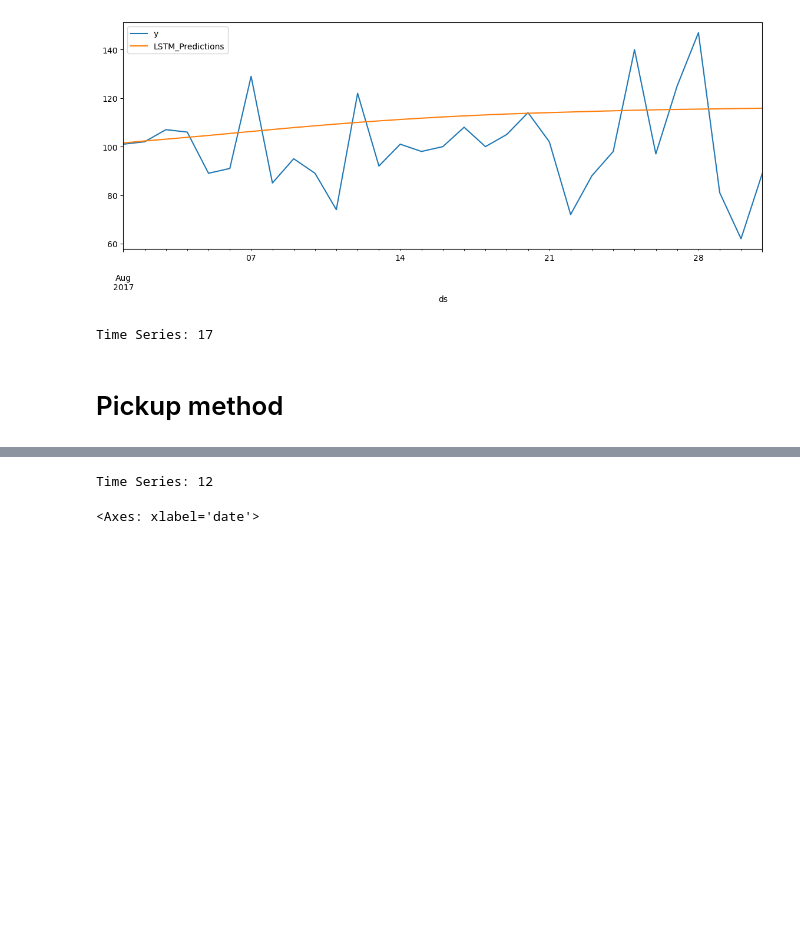
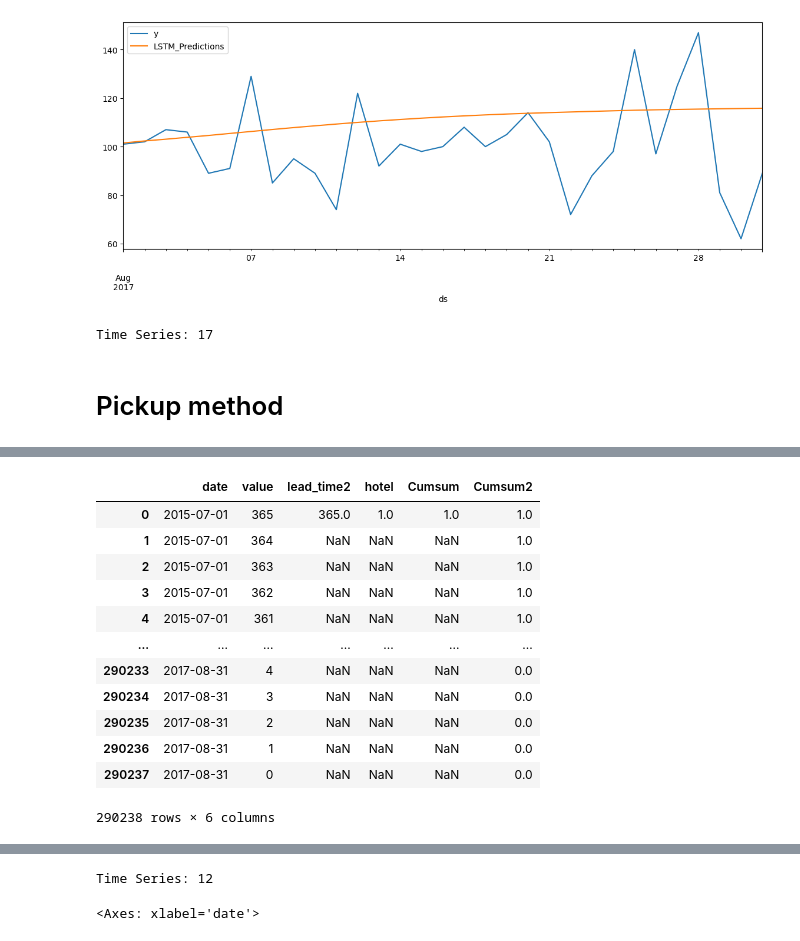
Before and after one commit to yuchenyeh/Machine-Learning-with-Python, a Jupyter notebook: demand_forecast.ipynb, the cells around one changed output, grey strips where cells are left out. Cells and saved outputs as stored; diff of their text form; code cells hidden in the pictures; blank space fills up the shorter version.

```diff
--- a/demand_forecast.ipynb
+++ b/demand_forecast.ipynb
@@ -438,0 +437,7 @@ df['lead_time2'] = np.where(df["lead_time"] >365,365, df["lead_time"])
+# %%
+df['lead_time2'] = np.where(df["lead_time"] >365,365, df["lead_time"])
+train_matrix = df.loc[df['date']<'2017-08-01'].groupby(['date','lead_time2'])['hotel'].count().reset_index()
+train_matrix = train_matrix.sort_values(['date', 'lead_time2'], ascending=[True, False])
+train_matrix['Cumsum'] = train_matrix.groupby(['date'])['hotel'].transform(pd.Series.cumsum)
+
+train_matrix
@@ -439,15 +458,10 @@ df['lead_time2'] = np.where(df["lead_time"] >365,365, df["lead_time"])
 # %%
-booking_matrix = df.loc[df['date']<'2017-08-01'].groupby(['date','lead_time2'])['hotel'].count().reset_index()
-booking_matrix = booking_matrix.sort_values(['date', 'lead_time2'], ascending=[True, False])
-booking_matrix['Cumsum'] = booking_matrix.groupby(['date'])['hotel'].transform(pd.Series.cumsum)
 date_index = df.groupby("date")['hotel'].count().reset_index()
 date_index['max'] = 365
 date_index['min'] = 0
-df1 = date_index.loc[date_index.index.repeat(date_index['max'].sub(date_index['min']) + 1)]
+date_index = date_index.loc[date_index.index.repeat(date_index['max'].sub(date_index['min']) + 1)]
+date_index['value'] = date_index['min'].add(date_index.groupby(level=0).cumcount())
+date_index = date_index.drop(columns=['hotel','max','min'])
+date_index = date_index.sort_values(['date', 'value'], ascending=[True, False])
 
-df1['value'] = df1['min'].add(df1.groupby(level=0).cumcount())
-df1 = df1.drop(columns=['hotel','max','min'])
-df1 = df1.sort_values(['date', 'value'], ascending=[True, False])
-final_df =df1.merge(booking_matrix, left_on=['date','value'], right_on=['date','lead_time2'], how='left')
-final_df['Cumsum2']= final_df.groupby('date')['Cumsum'].ffill()
-final_df['Cumsum2']= final_df['Cumsum2'].fillna(0)
+date_index
@@ -456 +482,20 @@ total =  df.groupby("date")['hotel'].count().reset_index()
+# %%
+train_pickup_df = date_index.merge(train_matrix, left_on=['date','value'], right_on=['date','lead_time2'], how='left')
+train_pickup_df['Cumsum2']= train_pickup_df.groupby('date')['Cumsum'].ffill()
+train_pickup_df['Cumsum2']= train_pickup_df['Cumsum2'].fillna(0)
+train_pickup_df
+# %% [output]
+|  | date | value | lead_time2 | hotel | Cumsum | Cumsum2 |
+| 0 | 2015-07-01 | 365 | 365.0 | 1.0 | 1.0 | 1.0 |
+| 1 | 2015-07-01 | 364 | NaN | NaN | NaN | 1.0 |
+| 2 | 2015-07-01 | 363 | NaN | NaN | NaN | 1.0 |
+| 3 | 2015-07-01 | 362 | NaN | NaN | NaN | 1.0 |
+| 4 | 2015-07-01 | 361 | NaN | NaN | NaN | 1.0 |
+| ... | ... | ... | ... | ... | ... | ... |
+| 290233 | 2017-08-31 | 4 | NaN | NaN | NaN | 0.0 |
+| 290234 | 2017-08-31 | 3 | NaN | NaN | NaN | 0.0 |
+| 290235 | 2017-08-31 | 2 | NaN | NaN | NaN | 0.0 |
+| 290236 | 2017-08-31 | 1 | NaN | NaN | NaN | 0.0 |
+| 290237 | 2017-08-31 | 0 | NaN | NaN | NaN | 0.0 |
+290238 rows × 6 columns
 # %%
```
Also changed, not shown: parts of 14 cells of this notebook, 1 other file.
